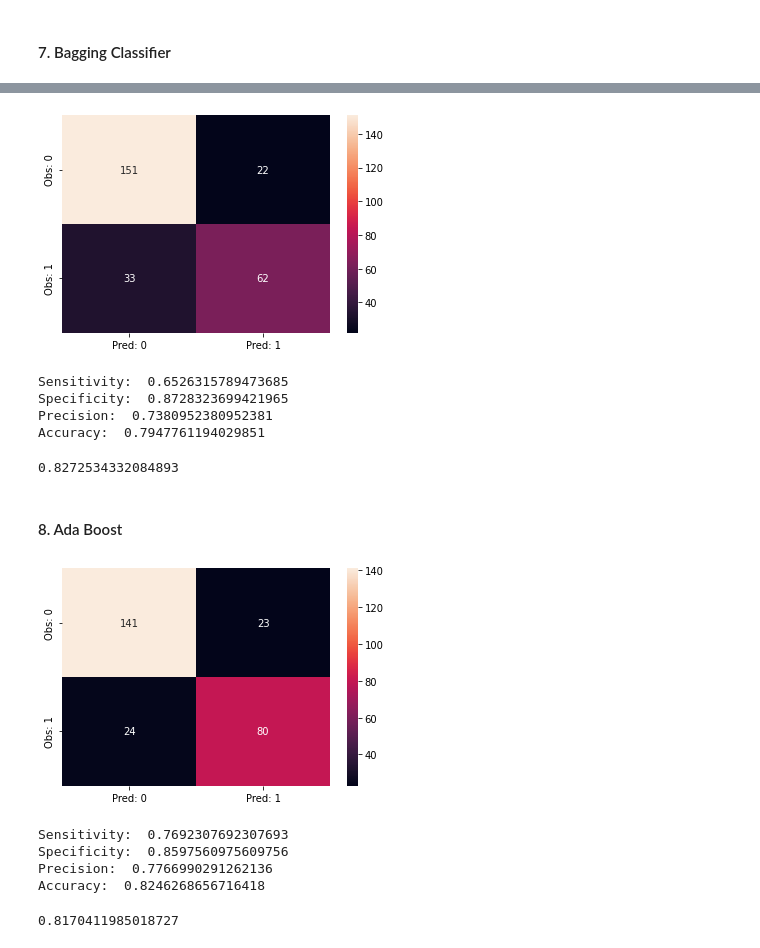
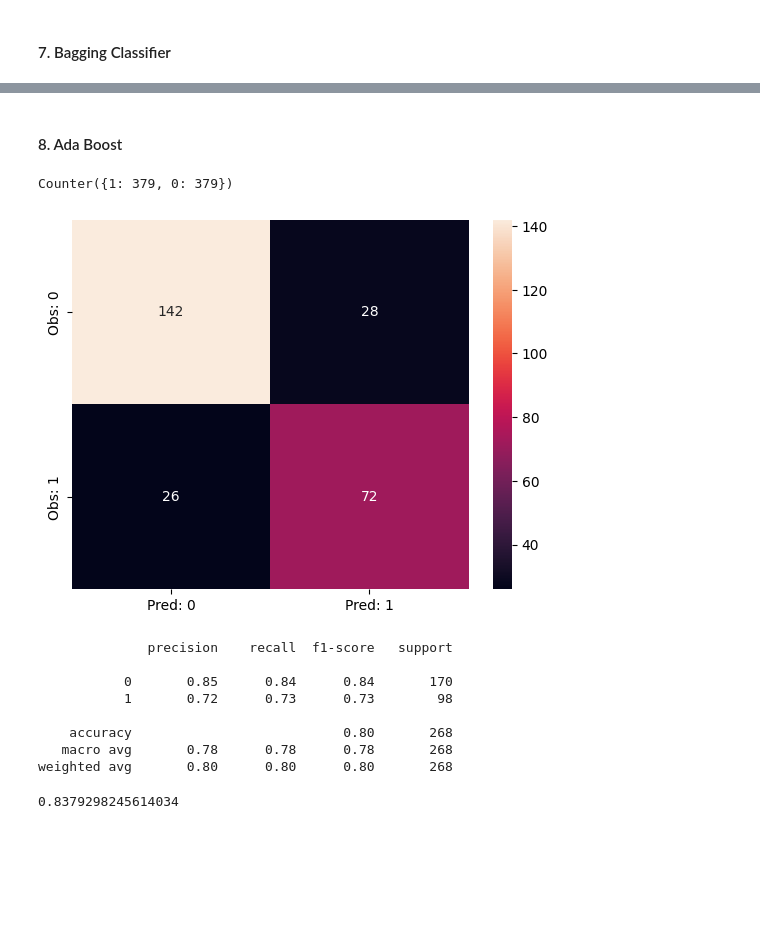
Before and after one commit to Dhruv-Chandra/Titanic, a Jupyter notebook: Titanic.ipynb, the cells around one changed output, grey strips where cells are left out. Saved outputs shown, nothing was run; the diff lists cells and outputs as text; code cells hidden in the pictures; blank space fills up the shorter version.

```diff
--- a/Titanic.ipynb
+++ b/Titanic.ipynb
@@ -906,4 +855,5 @@ params_nb = {
     'var_smoothing': np.logspace(0,-9, num=100)
 }
 # %%
-# all_samp_acc(model = GaussianNB(), params = params_nb, df = new_df, cm = 'yes')
+mod_nb, acc_nb = rand_search(model = GaussianNB(), params= params_nb, df = new_en_data)
+acc_nb
@@ -910,5 +871,0 @@ params_nb = {
-# %%
-mod_nb, acc_nb = rand_search(model = GaussianNB(), params= params_nb, df = new_df, encod='d', cm = 'yes')
-acc_nb
-# Kaggle Score:
-# CV Score: 0.76
@@ -929,4 +879,5 @@ params_svc = {
     'decision_function_shape': ['ovo','ovr']
 }
 # %%
-# all_samp_acc(model = SVC(), params = params_svc, df = new_df, cm = 'yes')
+mod_svc, acc_svc = rand_search(model = SVC(), params = params_svc, df = new_en_data)
+acc_svc
@@ -933,5 +895,0 @@ params_svc = {
-# %%
-mod_svc, acc_svc = rand_search(model = SVC(), params = params_svc, df = new_df, encod= 'd', cm='yes')
-acc_svc
-# Kaggle Score: 0.77511 - Best of all done yet.
-# CV Score: 0.82  Better than all the above.
@@ -957,13 +920,3 @@ params_bg = {
-# %%
-mod_bg, acc_bg = rand_search(model = BaggingClassifier(), params = params_bg, df = new_df, encod = 'd', cm='yes')
-acc_bg
-# %% [output]
-[figure, removed]
-Sensitivity:  0.6526315789473685
-Specificity:  0.8728323699421965
-Precision:  0.7380952380952381
-Accuracy:  0.7947761194029851
-0.8272534332084893
 # %% [markdown]
 #### 8. Ada Boost
 # %%
@@ -973,12 +926,17 @@ params_ada = {
     'algorithm': ['SAMME', 'SAMME.R']
 }
 # %%
-mod_ada, acc_ada = rand_search(model = AdaBoostClassifier(), params = params_ada, df = new_df, encod = 'd', cm = 'yes')
+mod_ada, acc_ada = rand_search(model = AdaBoostClassifier(), params = params_ada, df = new_en_data)
 acc_ada
 # %% [output]
+Counter({1: 379, 0: 379})
-[figure, old version]
+[figure, new version]
-Sensitivity:  0.7692307692307693
-Specificity:  0.8597560975609756
-Precision:  0.7766990291262136
-Accuracy:  0.8246268656716418
-0.8170411985018727
+              precision    recall  f1-score   support
+
+           0       0.85      0.84      0.84       170
+           1       0.72      0.73      0.73        98
+
+    accuracy                           0.80       268
+   macro avg       0.78      0.78      0.78       268
+weighted avg       0.80      0.80      0.80       268
+0.8379298245614034
```
Also changed, not shown: parts of 71 cells of this notebook, 3 other files.
